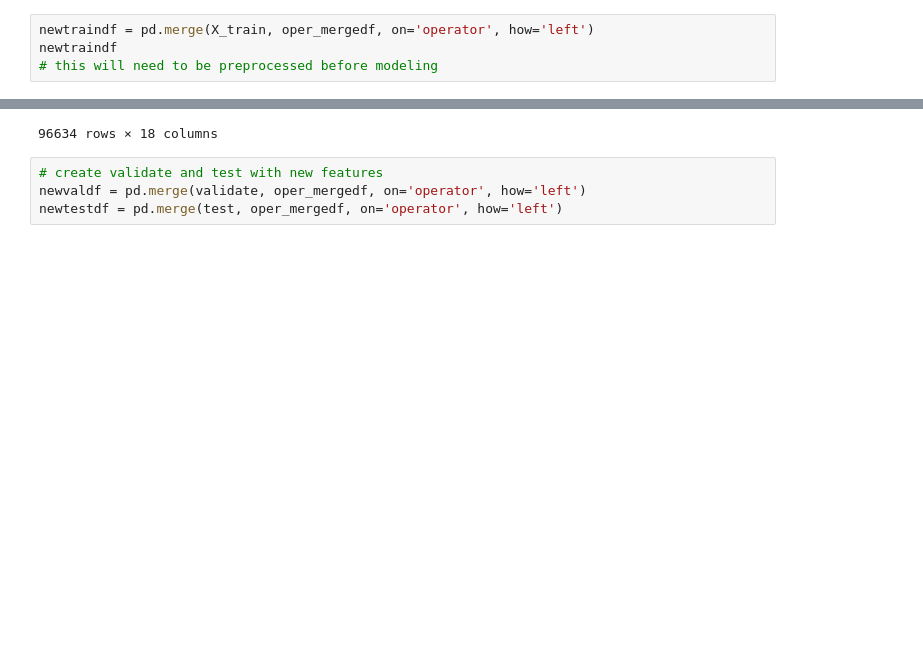
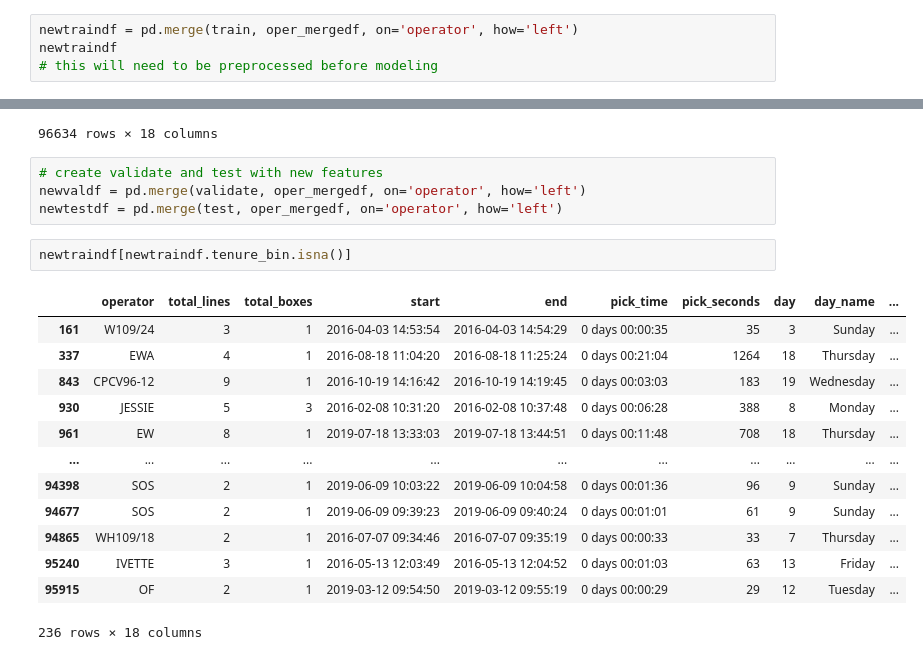
Before and after one commit to RyvynYoung/Supply_Chain, a Jupyter notebook: mvp.ipynb, the cells around one changed output, grey strips where cells are left out. Drawn from its saved outputs; the diff is of its cells as text; blank space fills up the shorter version.

```diff
--- a/mvp.ipynb
+++ b/mvp.ipynb
@@ -1141,7 +1154,7 @@ oper_mergedf.head()
 | 3 | CB | 1.0 | 0 |
 | 4 | DACE | 1.0 | 0 |
 # %%
-newtraindf = pd.merge(X_train, oper_mergedf, on='operator', how='left')
+newtraindf = pd.merge(train, oper_mergedf, on='operator', how='left')
 newtraindf
 # this will need to be preprocessed before modeling
 # %% [output]
@@ -1162,3 +1175,19 @@ newtraindf
 # create validate and test with new features
 newvaldf = pd.merge(validate, oper_mergedf, on='operator', how='left')
 newtestdf = pd.merge(test, oper_mergedf, on='operator', how='left')
+# %%
+newtraindf[newtraindf.tenure_bin.isna()]
+# %% [output]
+|  | operator | total_lines | total_boxes | start | end | pick_time | pick_seconds | day | day_name | ... |
+| 161 | W109/24 | 3 | 1 | 2016-04-03 14:53:54 | 2016-04-03 14:54:29 | 0 days 00:00:35 | 35 | 3 | Sunday | ... |
+| 337 | EWA | 4 | 1 | 2016-08-18 11:04:20 | 2016-08-18 11:25:24 | 0 days 00:21:04 | 1264 | 18 | Thursday | ... |
+| 843 | CPCV96-12 | 9 | 1 | 2016-10-19 14:16:42 | 2016-10-19 14:19:45 | 0 days 00:03:03 | 183 | 19 | Wednesday | ... |
+| 930 | JESSIE | 5 | 3 | 2016-02-08 10:31:20 | 2016-02-08 10:37:48 | 0 days 00:06:28 | 388 | 8 | Monday | ... |
+| 961 | EW | 8 | 1 | 2019-07-18 13:33:03 | 2019-07-18 13:44:51 | 0 days 00:11:48 | 708 | 18 | Thursday | ... |
+| ... | ... | ... | ... | ... | ... | ... | ... | ... | ... | ... |
+| 94398 | SOS | 2 | 1 | 2019-06-09 10:03:22 | 2019-06-09 10:04:58 | 0 days 00:01:36 | 96 | 9 | Sunday | ... |
+| 94677 | SOS | 2 | 1 | 2019-06-09 09:39:23 | 2019-06-09 09:40:24 | 0 days 00:01:01 | 61 | 9 | Sunday | ... |
+| 94865 | WH109/18 | 2 | 1 | 2016-07-07 09:34:46 | 2016-07-07 09:35:19 | 0 days 00:00:33 | 33 | 7 | Thursday | ... |
+| 95240 | IVETTE | 3 | 1 | 2016-05-13 12:03:49 | 2016-05-13 12:04:52 | 0 days 00:01:03 | 63 | 13 | Friday | ... |
+| 95915 | OF | 2 | 1 | 2019-03-12 09:54:50 | 2019-03-12 09:55:19 | 0 days 00:00:29 | 29 | 12 | Tuesday | ... |
+236 rows × 18 columns
```
Also changed, not shown: parts of 35 cells of this notebook.
